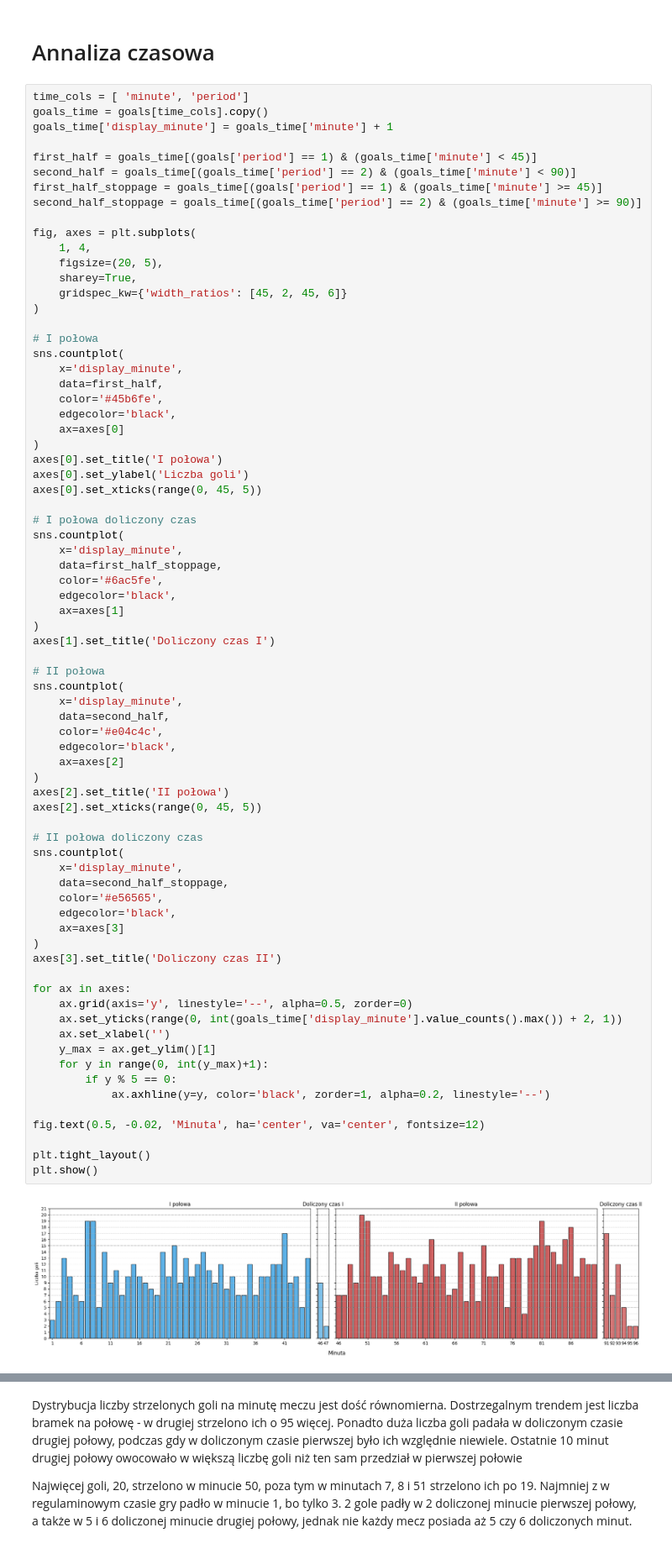
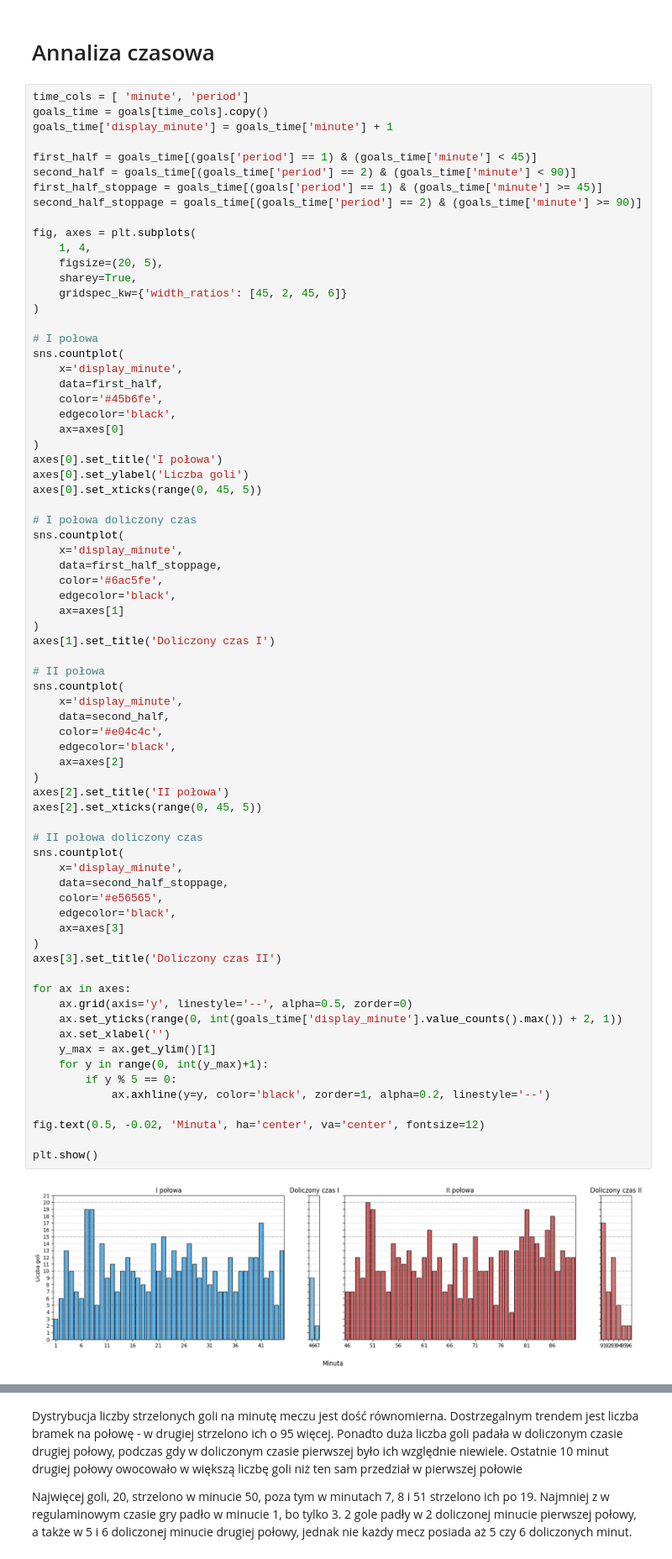
Before and after one commit to lodusm/Projekt_2025_pilka_nozna, a Jupyter notebook: 01_analiza_sezonu.ipynb, the cells around one changed output, grey strips where cells are left out. Shown: that part at 84% size. Cells and saved outputs as stored; diff of their text form.

```diff
--- a/01_analiza_sezonu.ipynb
+++ b/01_analiza_sezonu.ipynb
@@ -451,35 +540,34 @@ sns.countplot(
     color='#e04c4c',
     edgecolor='black',
     ax=axes[2]
 )
 axes[2].set_title('II połowa')
 axes[2].set_xticks(range(0, 45, 5))
 
 # II połowa doliczony czas
 sns.countplot(
     x='display_minute',
     data=second_half_stoppage,
     color='#e56565',
     edgecolor='black',
     ax=axes[3]
 )
 axes[3].set_title('Doliczony czas II')
 
 for ax in axes:
     ax.grid(axis='y', linestyle='--', alpha=0.5, zorder=0)
     ax.set_yticks(range(0, int(goals_time['display_minute'].value_counts().max()) + 2, 1))
     ax.set_xlabel('')
     y_max = ax.get_ylim()[1]
     for y in range(0, int(y_max)+1):
         if y % 5 == 0:
             ax.axhline(y=y, color='black', zorder=1, alpha=0.2, linestyle='--')
 
 fig.text(0.5, -0.02, 'Minuta', ha='center', va='center', fontsize=12)
 
-plt.tight_layout()
 plt.show()
 # %% [output]
-[figure, old version]
+[figure, new version]
 # %%
 goals_by_half = {
     '1st half': len(first_half) + len(first_half_stoppage),
```
Also changed, not shown: parts of 13 cells of this notebook, 2 other files.
